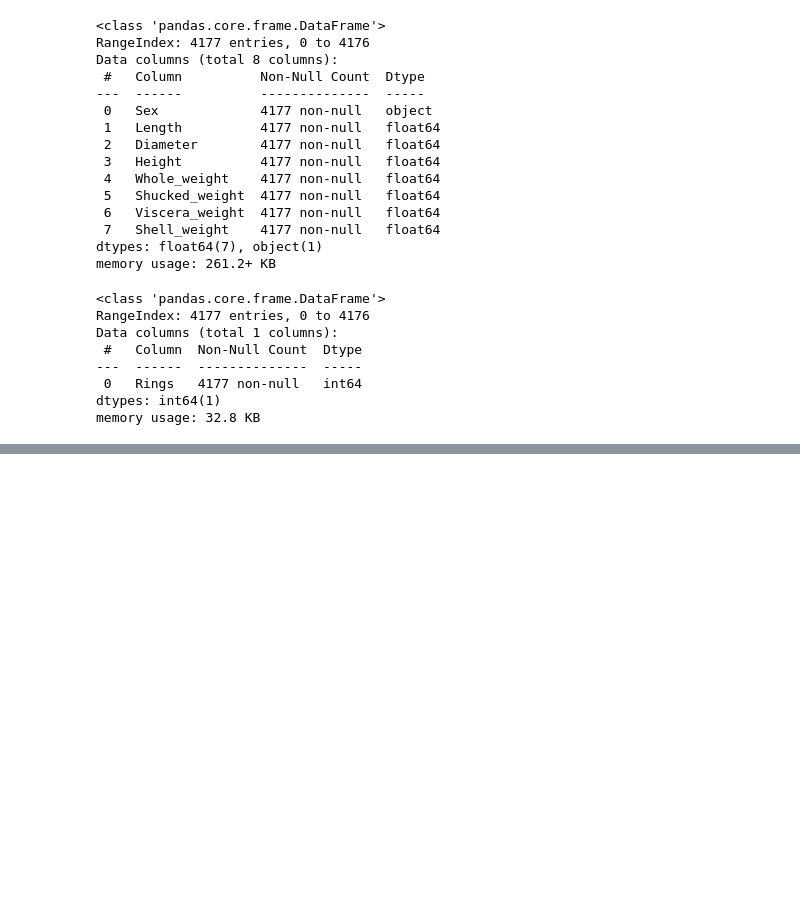
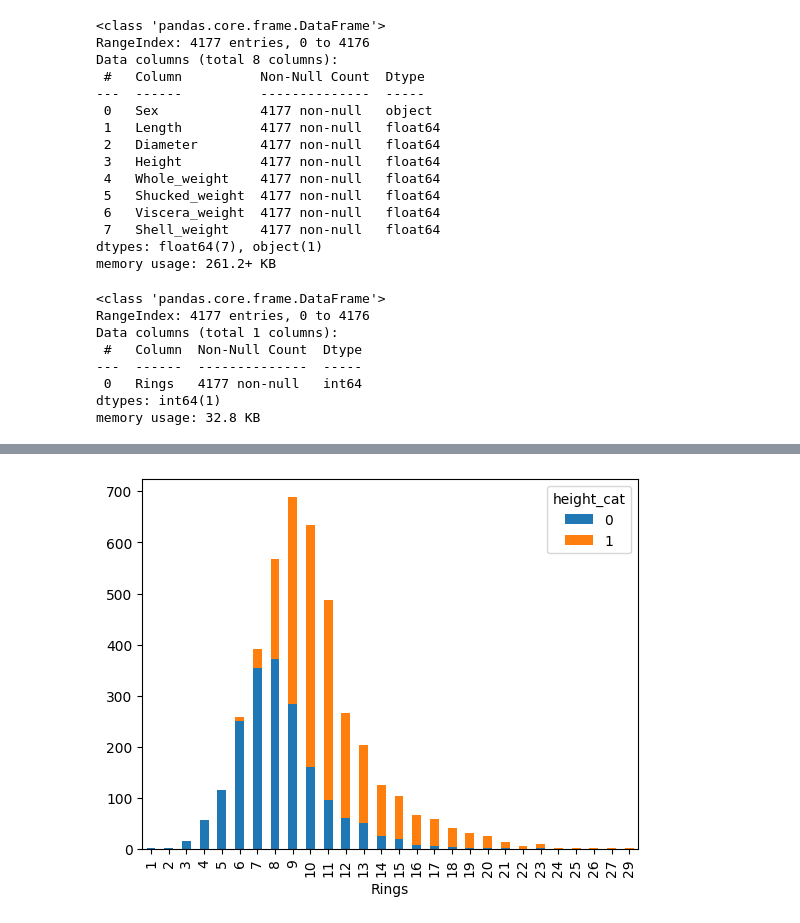
Before and after one commit to tylerscott3/CS290, a Jupyter notebook: AbaloneAge.ipynb, the cells around one changed output, grey strips where cells are left out. Cells and saved outputs as stored; diff of their text form; code cells hidden in the pictures; blank space fills up the shorter version.

```diff
--- a/AbaloneAge.ipynb
+++ b/AbaloneAge.ipynb
@@ -81,0 +158,4 @@ memory usage: 32.8 KB
+# %%
+X["Rings"] = (y["Rings"] )
+# %%
+X["height_cat"] = (X["Height"] > 0.13951639932966242)*1
@@ -81,0 +179,4 @@ memory usage: 32.8 KB
+# %%
+X.groupby(["Rings","height_cat"]).size().unstack().plot(kind='bar',stacked=True);
+# %% [output]
+[figure, added]
```
Also changed, not shown: parts of 7 cells of this notebook.
